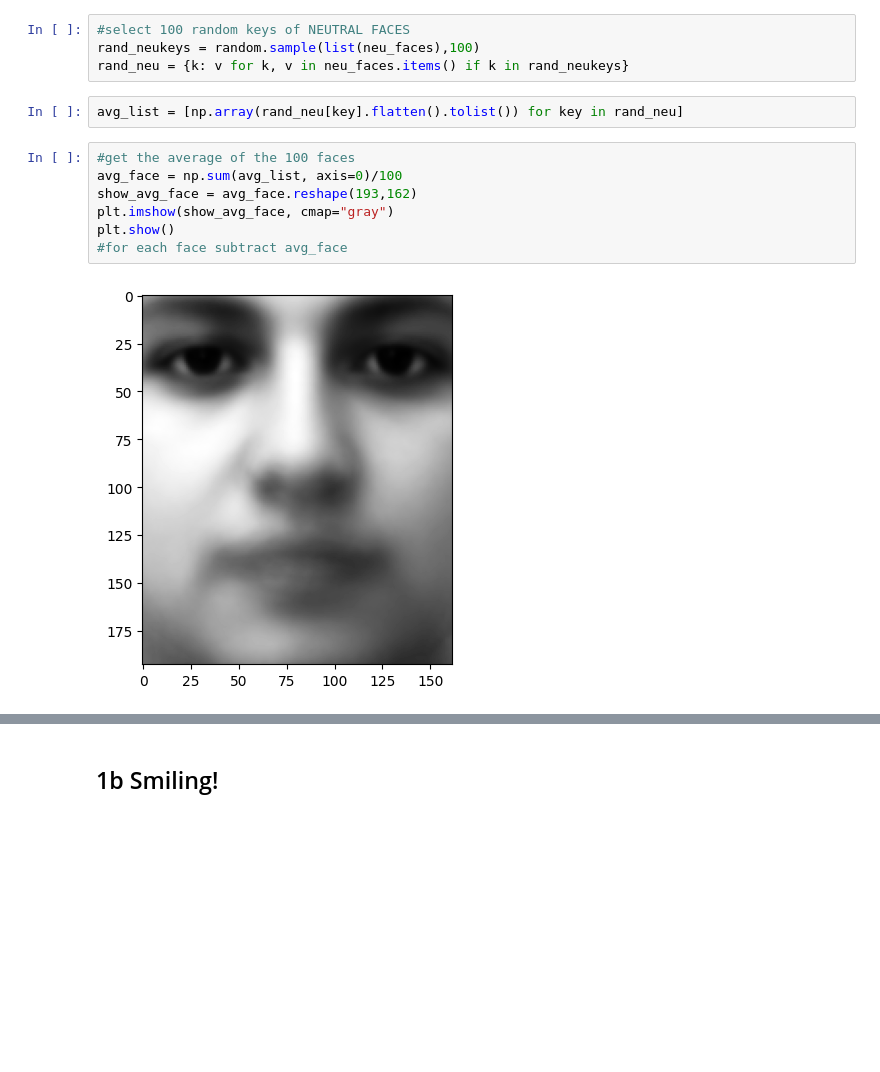
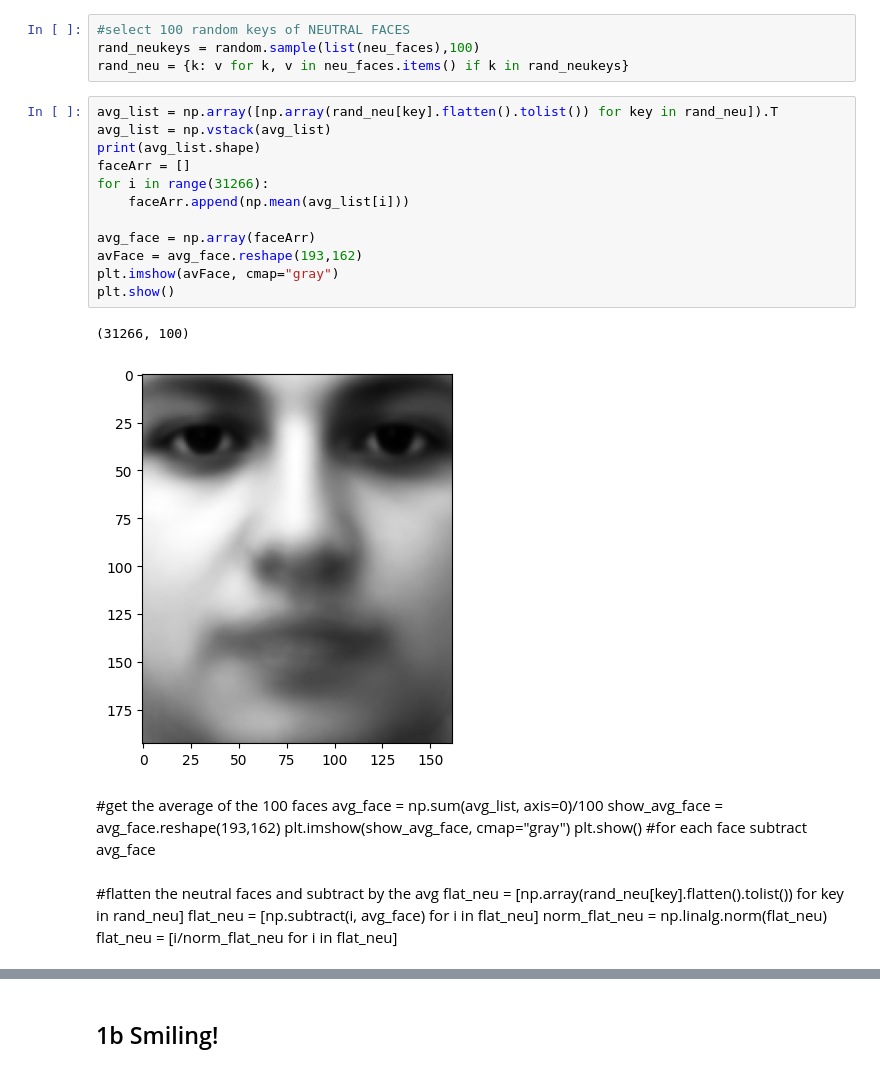
Before and after one commit to wavyvone/MiniProj3, a Jupyter notebook: Mini Proj 3.ipynb, the cells around one changed output, grey strips where cells are left out. Drawn from its saved outputs; the diff is of its cells as text; blank space fills up the shorter version.

```diff
--- a/Mini Proj 3.ipynb
+++ b/Mini Proj 3.ipynb
@@ -56,15 +92,32 @@ print(faceshape)
 #select 100 random keys of NEUTRAL FACES
 rand_neukeys = random.sample(list(neu_faces),100)
 rand_neu = {k: v for k, v in neu_faces.items() if k in rand_neukeys}
-# %%
-avg_list = [np.array(rand_neu[key].flatten().tolist()) for key in rand_neu]
-# %%
-#get the average of the 100 faces
-avg_face = np.sum(avg_list, axis=0)/100
-show_avg_face = avg_face.reshape(193,162)
-plt.imshow(show_avg_face, cmap="gray")
-plt.show()
-#for each face subtract avg_face
-# %% [output]
-[figure, removed]
+# %%
+avg_list = np.array([np.array(rand_neu[key].flatten().tolist()) for key in rand_neu]).T
+avg_list = np.vstack(avg_list)
+print(avg_list.shape)
+faceArr = []
+for i in range(31266):
+    faceArr.append(np.mean(avg_list[i]))
+
+avg_face = np.array(faceArr)
+avFace = avg_face.reshape(193,162)
+plt.imshow(avFace, cmap="gray")
+plt.show()
+# %% [output]
+(31266, 100)
+[figure, added]
+# %% [markdown]
+#get the average of the 100 faces
+avg_face = np.sum(avg_list, axis=0)/100
+show_avg_face = avg_face.reshape(193,162)
+plt.imshow(show_avg_face, cmap="gray")
+plt.show()
+#for each face subtract avg_face
+# %% [markdown]
+#flatten the neutral faces and subtract by the avg
+flat_neu = [np.array(rand_neu[key].flatten().tolist()) for key in rand_neu]
+flat_neu = [np.subtract(i, avg_face) for i in flat_neu]
+norm_flat_neu = np.linalg.norm(flat_neu)
+flat_neu = [i/norm_flat_neu for i in flat_neu]
 # %%
```
Also changed, not shown: parts of 47 cells of this notebook.
